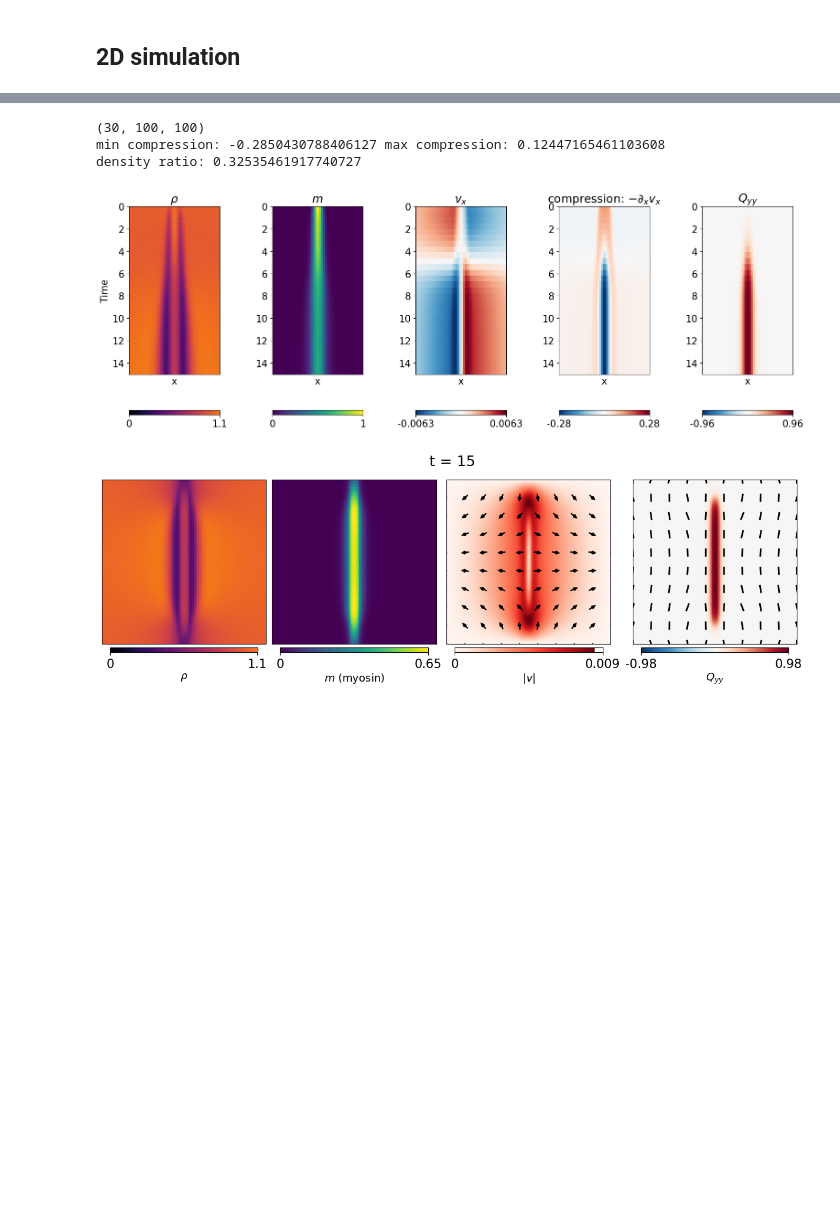
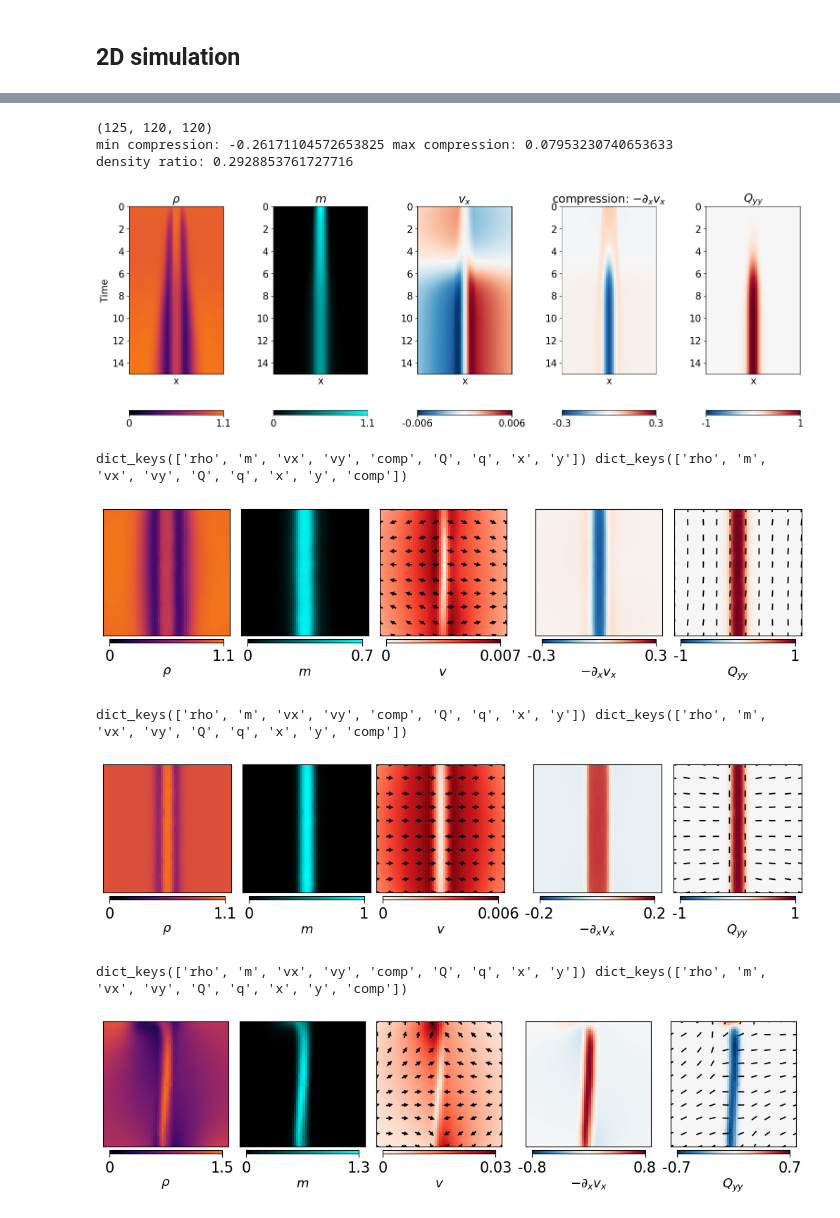
Before and after one commit to Irene-Li/Zebrafish_cleavage, a Jupyter notebook: notebooks/actin_myo_gel.ipynb, the cells around one changed output, grey strips where cells are left out. Drawn from its saved outputs; the diff is of its cells as text; code cells hidden in the pictures; blank space fills up the shorter version.

```diff
--- a/notebooks/actin_myo_gel.ipynb
+++ b/notebooks/actin_myo_gel.ipynb
@@ -172,4 +87,6 @@ craete bilinearformapplication
 # %%
+data2d= datas[0]  # pick the first parameter set
+
 # Mid-line (y=0.5) profiles over time — same as 1D kymograph style
 n = data2d['rho'].shape[2] // 2  # midline index
 left = int((1- (100/135))*n_samples)
@@ -179,25 +96,27 @@ compression = - np.gradient(data2d['vx'], axis=1)*n_samples
 print(compression.shape)
 print('min compression:', np.min(compression), 'max compression:', np.max(compression))
 
-print('density ratio:', np.min(data2d['rho'][-1])/np.max(data2d['rho'][-1]))
+print('density ratio:', np.min(data2d['rho'][-1])/data2d['rho'][-1][left, n])
 
 import matplotlib.colors as mcolors
 inferno_80 = mcolors.ListedColormap(plt.get_cmap('inferno')(np.linspace(0, 0.7, 256)))
+black_cyan = mcolors.LinearSegmentedColormap.from_list("black_cyan", ["black", "cyan"])
 
 plt.rcParams.update({'font.size': 15})
 fig, axes = plt.subplots(1, 5, figsize=(16, 6))
+
+t_end = 15
 fields = [
-    (data2d['rho'][1:, left:right, n], r'$\rho$',  inferno_80),
-    (data2d['m'][1:, left:right, n],   r'$m$',    'viridis'),
-    (data2d['vx'][1:, left:right, n],  r'$v_x$',   'RdBu_r'),
-    (compression[1:, left:right, n],   r'compression: $-\partial_x v_x$', 'RdBu_r'),
-    (-data2d['Q'][1:, left:right, n],   r'$Q_{yy}$','RdBu_r'),
+    (data2d['rho'][1:int(t_end/0.2), left:right, n], r'$\rho$',  inferno_80, dict(vmin=None, vmax=None)),
+    (data2d['m'][1:int(t_end/0.2), left:right, n],   r'$m$',    black_cyan,  dict(vmin=None, vmax=None)),
+    (data2d['vx'][1:int(t_end/0.2), left:right, n],  r'$v_x$',   'RdBu_r',   dict(vmin=-0.006, vmax=0.006)),
+    (compression[1:int(t_end/0.2), left:right, n],   r'compression: $-\partial_x v_x$', 'RdBu_r', dict(vmin=-0.3, vmax=0.3)),
+    (-data2d['Q'][1:int(t_end/0.2), left:right, n],   r'$Q_{yy}$','RdBu_r',  dict(vmin=-1, vmax=1)),
 ]
-t_end = data2d['rho'].shape[0] * 0.5
 
-for ax, (field, title, cmap) in zip(axes, fields):
-    vmax = np.max(np.abs(field))
-    vmin = -vmax if cmap == 'RdBu_r' else 0
+for ax, (field, title, cmap, kwargs) in zip(axes, fields):
+    vmax = kwargs['vmax'] if kwargs['vmax'] is not None else np.max(np.abs(field))
+    vmin = kwargs['vmin'] if kwargs['vmin'] is not None else (-vmax if cmap == 'RdBu_r' else 0)
     im = ax.imshow(field, aspect='auto', interpolation='none',
                    origin='upper', cmap=cmap, extent=(0, 1, t_end, 0),
                    vmin=vmin, vmax=vmax)
@@ -209,22 +128,49 @@ for ax, (field, title, cmap) in zip(axes, fields):
 
 axes[0].set_ylabel('Time')
 plt.tight_layout()
+plt.savefig('../figures/wt_kymograph.svg', dpi=500, bbox_inches='tight')
 plt.show()
 # %% [output]
-(30, 100, 100)
-min compression: -0.2850430788406127 max compression: 0.12447165461103608
-density ratio: 0.32535461917740727
+(125, 120, 120)
+min compression: -0.26171104572653825 max compression: 0.07953230740653633
+density ratio: 0.2928853761727716
-[figure, old version]
+[figure, new version]
 # %%
-from utils import add_cbar, plot_2d_frame, animate_2d
+from utils import plot_2d_frame, animate_2d
 import matplotlib.colors as mcolors
 import matplotlib.pyplot as plt
 import numpy as np
 
-inferno_80 = mcolors.ListedColormap(plt.get_cmap('inferno')(np.linspace(0, 0.7, 256)))
-plot_2d_frame(data2d, t=-1, title=f't = {T}', cmap_rho=inferno_80)
+import importlib
+import utils
+importlib.reload(utils)
+from utils import plot_2d_frame
+
+fields = [
+    ('rho',  r'$\rho$',                inferno_80),
+    ('m',    r'$m$',                   black_cyan),
+    ('v',    r'$v$',                   'Reds'),
+    ('comp', r'$-\partial_x v_x$',     'RdBu_r'),
+    ('Q',    r'$Q_{yy}$',             'RdBu_r'),
+]
+
+for ((chi0, chi1), data2d) in zip(param_sets, datas):
+    dx = data2d['x'][1] - data2d['x'][0]
+    data2d['comp'] = -np.gradient(data2d['vx'], dx, axis=1)
+    keys = ['rho', 'm', 'vx', 'vy', 'comp', 'Q', 'q']
+    cropped_data = {key: data2d[key][:, left:right, left:right] for key in keys}
+    cropped_data['x'] = data2d['x'][left:right]
+    cropped_data['y'] = data2d['y'][left:right]
+
+    print(cropped_data.keys(), data2d.keys())
+    plot_2d_frame(cropped_data, t=-1, fields=fields, title=f'', filename=f'../figures/2d_snapshot_chi0_{chi0}_chi1_{chi1}.svg', n_arrows=10)
 # %% [output]
+dict_keys(['rho', 'm', 'vx', 'vy', 'comp', 'Q', 'q', 'x', 'y']) dict_keys(['rho', 'm', 'vx', 'vy', 'Q', 'q', 'x', 'y', 'comp'])
-[figure, old version]
+[figure, new version]
+dict_keys(['rho', 'm', 'vx', 'vy', 'comp', 'Q', 'q', 'x', 'y']) dict_keys(['rho', 'm', 'vx', 'vy', 'Q', 'q', 'x', 'y', 'comp'])
+[figure, added]
+dict_keys(['rho', 'm', 'vx', 'vy', 'comp', 'Q', 'q', 'x', 'y']) dict_keys(['rho', 'm', 'vx', 'vy', 'Q', 'q', 'x', 'y', 'comp'])
+[figure, added]
 # %%
 # Save animation as MP4
 save_interval = int(0.5 / tau)  # frames saved every 0.5 time units
```
Also changed, not shown: parts of 7 cells of this notebook, 5 other files.
